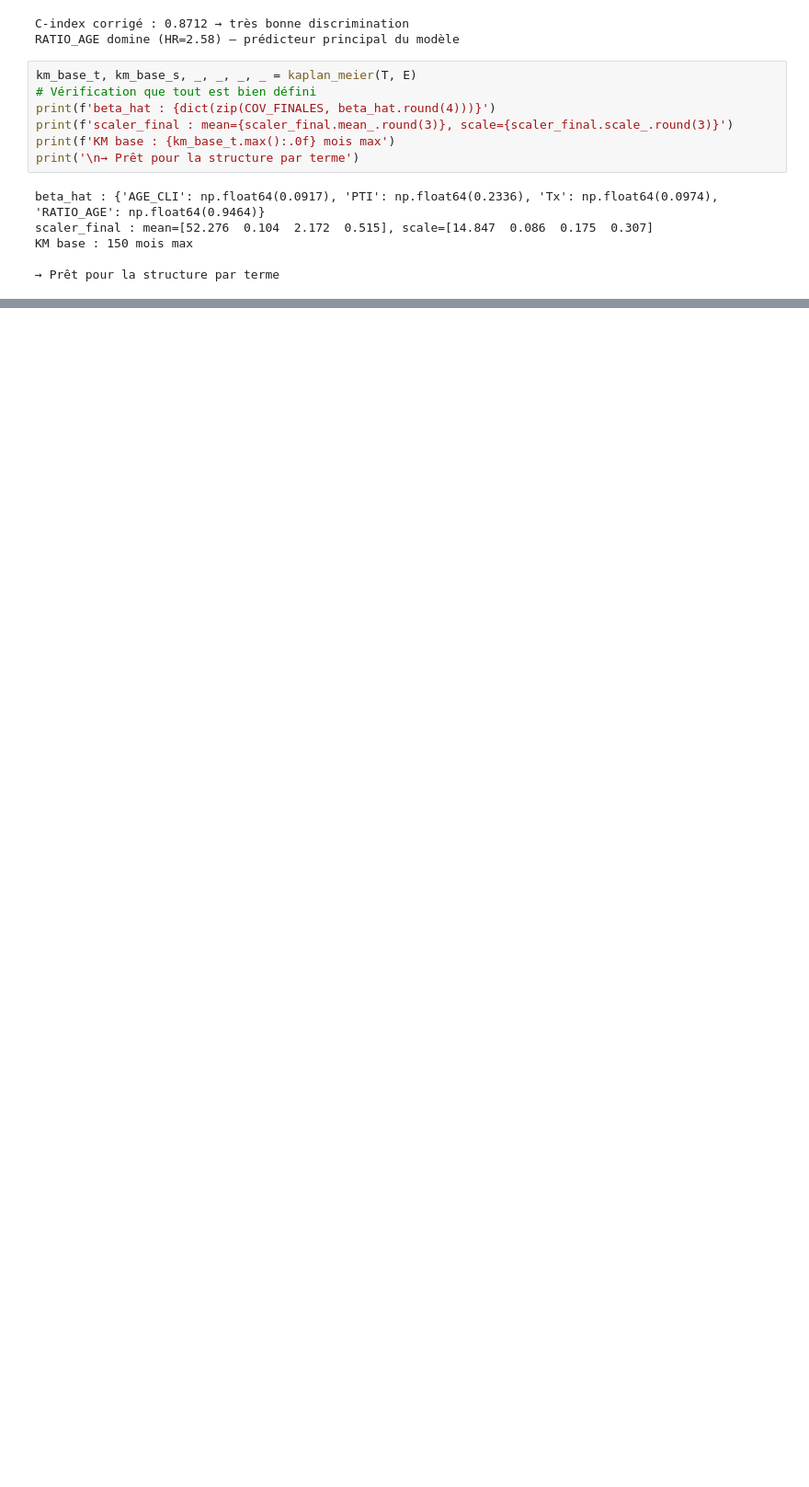
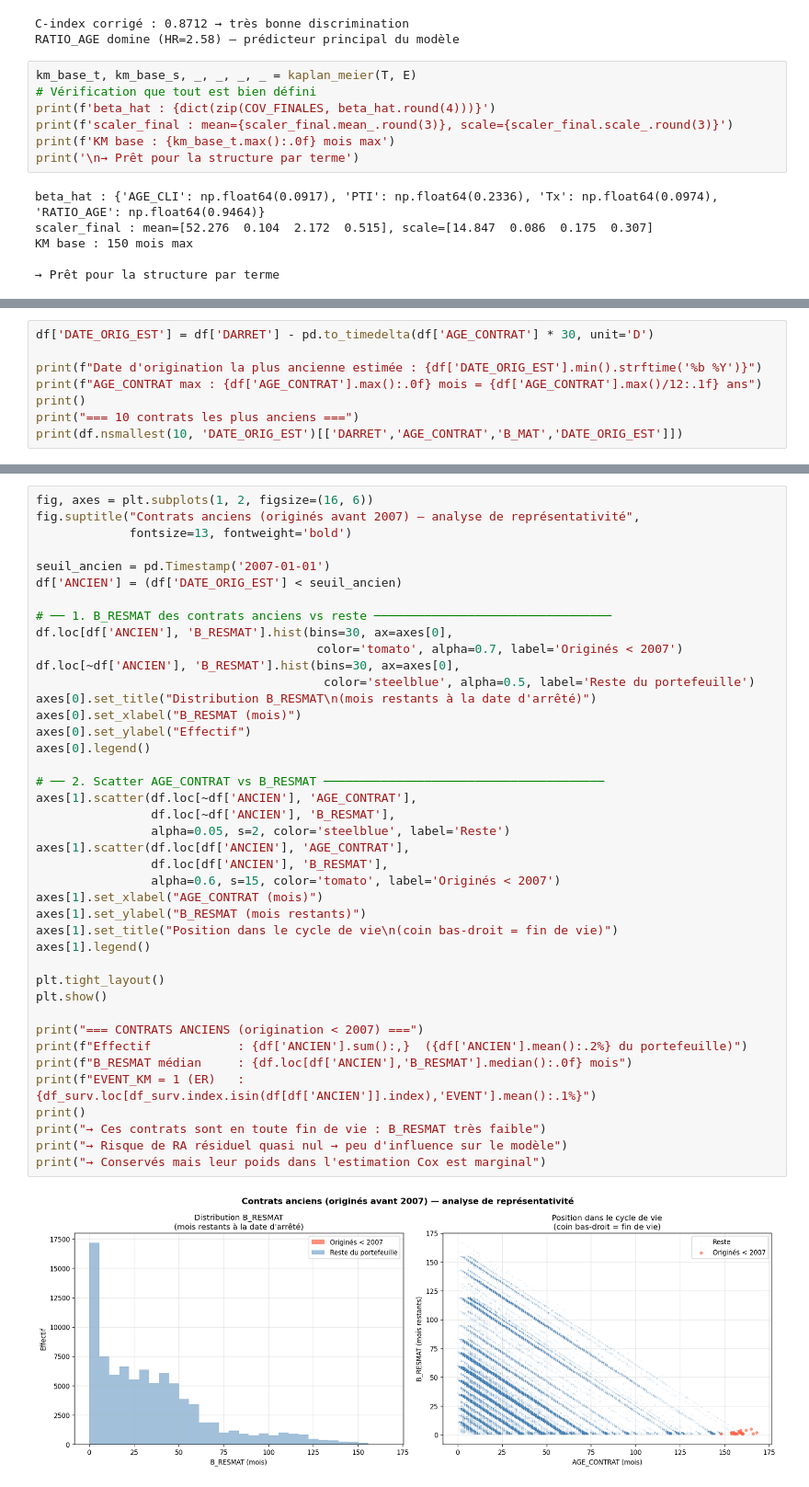
Before and after one commit to Endoresuu/PFE, a Jupyter notebook: AA- finale.ipynb, the cells around one changed output, grey strips where cells are left out. Shown at 92% size. Drawn from its saved outputs; the diff is of its cells as text; blank space fills up the shorter version.

```diff
--- a/AA- finale.ipynb
+++ b/AA- finale.ipynb
@@ -1183,0 +1262,8 @@ KM base : 150 mois max
+# %%
+df['DATE_ORIG_EST'] = df['DARRET'] - pd.to_timedelta(df['AGE_CONTRAT'] * 30, unit='D')
+
+print(f"Date d'origination la plus ancienne estimée : {df['DATE_ORIG_EST'].min().strftime('%b %Y')}")
+print(f"AGE_CONTRAT max : {df['AGE_CONTRAT'].max():.0f} mois = {df['AGE_CONTRAT'].max()/12:.1f} ans")
+print()
+print("=== 10 contrats les plus anciens ===")
+print(df.nsmallest(10, 'DATE_ORIG_EST')[['DARRET','AGE_CONTRAT','B_MAT','DATE_ORIG_EST']])
@@ -1183,0 +1286,43 @@ KM base : 150 mois max
+# %%
+fig, axes = plt.subplots(1, 2, figsize=(16, 6))
+fig.suptitle("Contrats anciens (originés avant 2007) — analyse de représentativité",
+             fontsize=13, fontweight='bold')
+
+seuil_ancien = pd.Timestamp('2007-01-01')
+df['ANCIEN'] = (df['DATE_ORIG_EST'] < seuil_ancien)
+
+# ── 1. B_RESMAT des contrats anciens vs reste ─────────────────────────────────
+df.loc[df['ANCIEN'], 'B_RESMAT'].hist(bins=30, ax=axes[0],
+                                       color='tomato', alpha=0.7, label='Originés < 2007')
+df.loc[~df['ANCIEN'], 'B_RESMAT'].hist(bins=30, ax=axes[0],
+                                        color='steelblue', alpha=0.5, label='Reste du portefeuille')
+axes[0].set_title("Distribution B_RESMAT\n(mois restants à la date d'arrêté)")
+axes[0].set_xlabel("B_RESMAT (mois)")
+axes[0].set_ylabel("Effectif")
+axes[0].legend()
+
+# ── 2. Scatter AGE_CONTRAT vs B_RESMAT ───────────────────────────────────────
+axes[1].scatter(df.loc[~df['ANCIEN'], 'AGE_CONTRAT'],
+                df.loc[~df['ANCIEN'], 'B_RESMAT'],
+                alpha=0.05, s=2, color='steelblue', label='Reste')
+axes[1].scatter(df.loc[df['ANCIEN'], 'AGE_CONTRAT'],
+                df.loc[df['ANCIEN'], 'B_RESMAT'],
+                alpha=0.6, s=15, color='tomato', label='Originés < 2007')
+axes[1].set_xlabel("AGE_CONTRAT (mois)")
+axes[1].set_ylabel("B_RESMAT (mois restants)")
+axes[1].set_title("Position dans le cycle de vie\n(coin bas-droit = fin de vie)")
+axes[1].legend()
+
+plt.tight_layout()
+plt.show()
+
+print("=== CONTRATS ANCIENS (origination < 2007) ===")
+print(f"Effectif            : {df['ANCIEN'].sum():,}  ({df['ANCIEN'].mean():.2%} du portefeuille)")
+print(f"B_RESMAT médian     : {df.loc[df['ANCIEN'],'B_RESMAT'].median():.0f} mois")
+print(f"EVENT_KM = 1 (ER)   : {df_surv.loc[df_surv.index.isin(df[df['ANCIEN']].index),'EVENT'].mean():.1%}")
+print()
+print("→ Ces contrats sont en toute fin de vie : B_RESMAT très faible")
+print("→ Risque de RA résiduel quasi nul → peu d'influence sur le modèle")
+print("→ Conservés mais leur poids dans l'estimation Cox est marginal")
+# %% [output]
+[figure, added]
```
Also changed, not shown: parts of 6 cells of this notebook, 1 other file.
